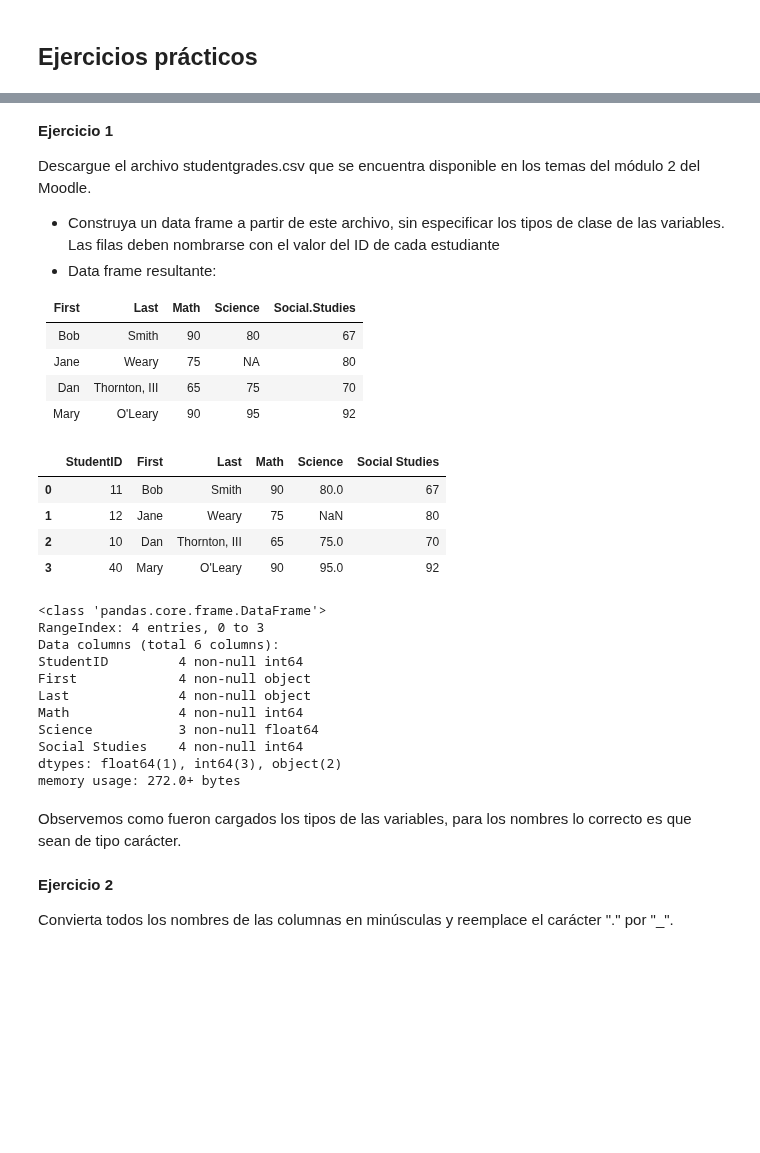
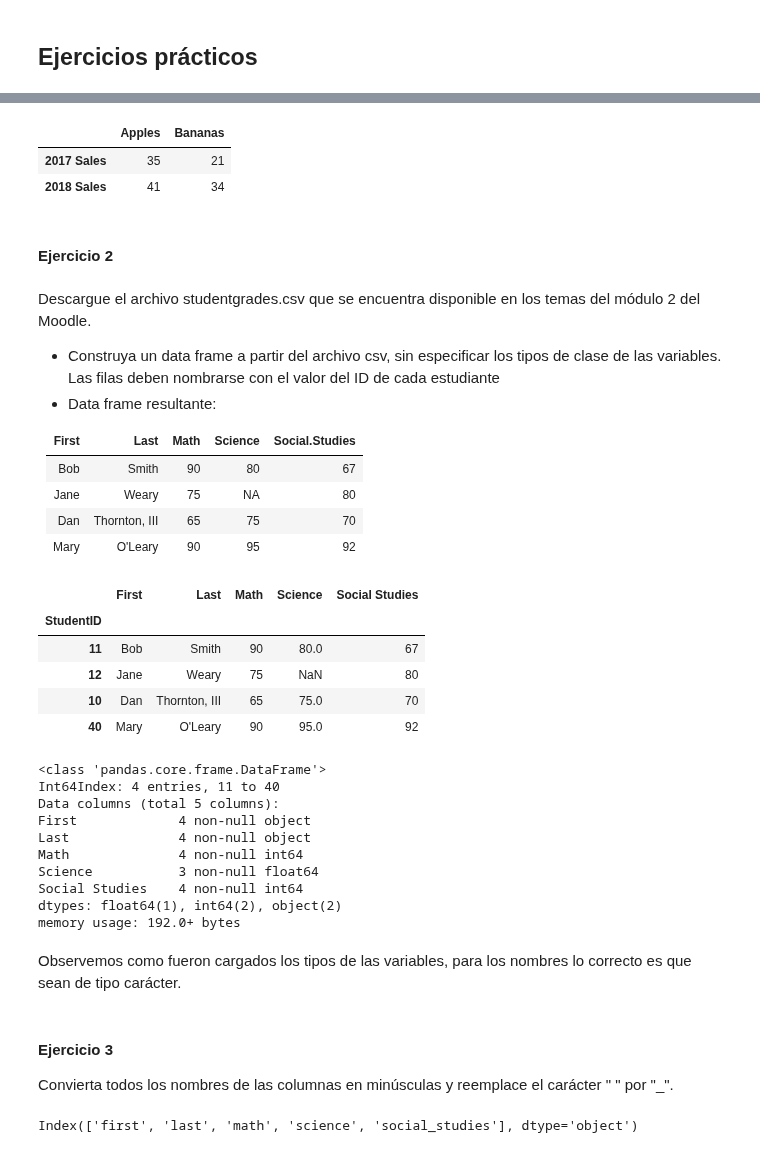
Before and after one commit to vinalyan/Data-Science, a Jupyter notebook: My Courses/EDA/Python/Estructuras_datos.ipynb, the cells around one changed output, grey strips where cells are left out. Saved outputs shown, nothing was run; the diff lists cells and outputs as text; code cells hidden in the pictures; blank space fills up the shorter version.

```diff
--- a/My Courses/EDA/Python/Estructuras_datos.ipynb
+++ b/My Courses/EDA/Python/Estructuras_datos.ipynb
@@ -521,9 +669,16 @@ TypeError: 'list' object is not callable
+# %%
+fruit_sales = pd.DataFrame({'Apples':[35,41],'Bananas':[21,34]})
+fruit_sales.index = ["2017 Sales", "2018 Sales"]
+fruit_sales
+# %% [output]
+|  | Apples | Bananas |
+| 2017 Sales | 35 | 21 |
+| 2018 Sales | 41 | 34 |
+# %% [markdown]
+#### Ejercicio 2
 # %% [markdown]
-__Ejercicio 1__
-
 Descargue el archivo studentgrades.csv que se encuentra disponible en los temas del módulo 2 del Moodle.
-+ Construya un data frame a partir de este archivo, sin especificar los
-tipos de clase de las variables. Las filas deben nombrarse con el valor del ID de cada estudiante
++ Construya un data frame a partir del archivo csv, sin especificar los tipos de clase de las variables. Las filas deben nombrarse con el valor del ID de cada estudiante
 + Data frame resultante:
 
 | First  | Last  | Math  | Science  | Social.Studies  |
@@ -534,31 +689,36 @@ tipos de clase de las variables. Las filas deben nombrarse con el valor del ID d
 | Mary|  O'Leary |  90 | 95 | 92  |
 # %%
 import pandas as pd
-df = pd.read_csv("../../../Datasets/studentgrades.csv")
+df = pd.read_csv("../../../Datasets/studentgrades.csv", index_col=0)
 df.head()
 # %% [output]
-|  | StudentID | First | Last | Math | Science | Social Studies |
-| 0 | 11 | Bob | Smith | 90 | 80.0 | 67 |
-| 1 | 12 | Jane | Weary | 75 | NaN | 80 |
-| 2 | 10 | Dan | Thornton, III | 65 | 75.0 | 70 |
-| 3 | 40 | Mary | O'Leary | 90 | 95.0 | 92 |
+|  | First | Last | Math | Science | Social Studies |
+| StudentID |  |  |  |  |  |
+| 11 | Bob | Smith | 90 | 80.0 | 67 |
+| 12 | Jane | Weary | 75 | NaN | 80 |
+| 10 | Dan | Thornton, III | 65 | 75.0 | 70 |
+| 40 | Mary | O'Leary | 90 | 95.0 | 92 |
 # %%
 df.info()
 # %% [output]
 <class 'pandas.core.frame.DataFrame'>
-RangeIndex: 4 entries, 0 to 3
-Data columns (total 6 columns):
-StudentID         4 non-null int64
+Int64Index: 4 entries, 11 to 40
+Data columns (total 5 columns):
 First             4 non-null object
 Last              4 non-null object
 Math              4 non-null int64
 Science           3 non-null float64
 Social Studies    4 non-null int64
-dtypes: float64(1), int64(3), object(2)
-memory usage: 272.0+ bytes
+dtypes: float64(1), int64(2), object(2)
+memory usage: 192.0+ bytes
 # %% [markdown]
 Observemos como fueron cargados los tipos de las variables, para los nombres lo correcto es que sean de tipo carácter.
 # %% [markdown]
-__Ejercicio 2__
+#### Ejercicio 3
 
-Convierta todos los nombres de las columnas en minúsculas y reemplace el carácter "." por "_".
+Convierta todos los nombres de las columnas en minúsculas y reemplace el carácter " " por "_".
+# %%
+df.columns = [col.replace(' ','_').lower() for col in df.columns]
+df.columns
+# %% [output]
+Index(['first', 'last', 'math', 'science', 'social_studies'], dtype='object')
```
Also changed, not shown: parts of 26 cells of this notebook.
